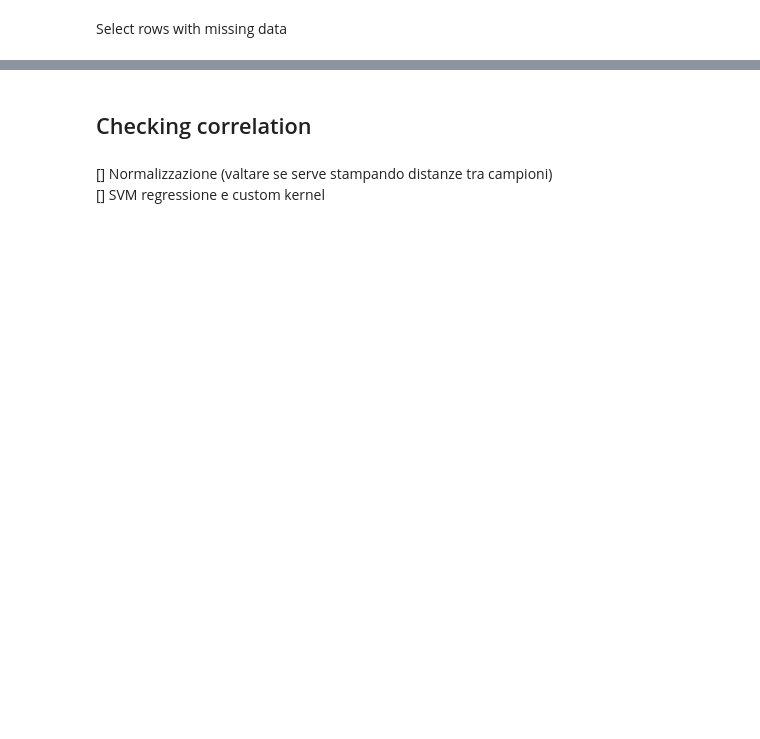
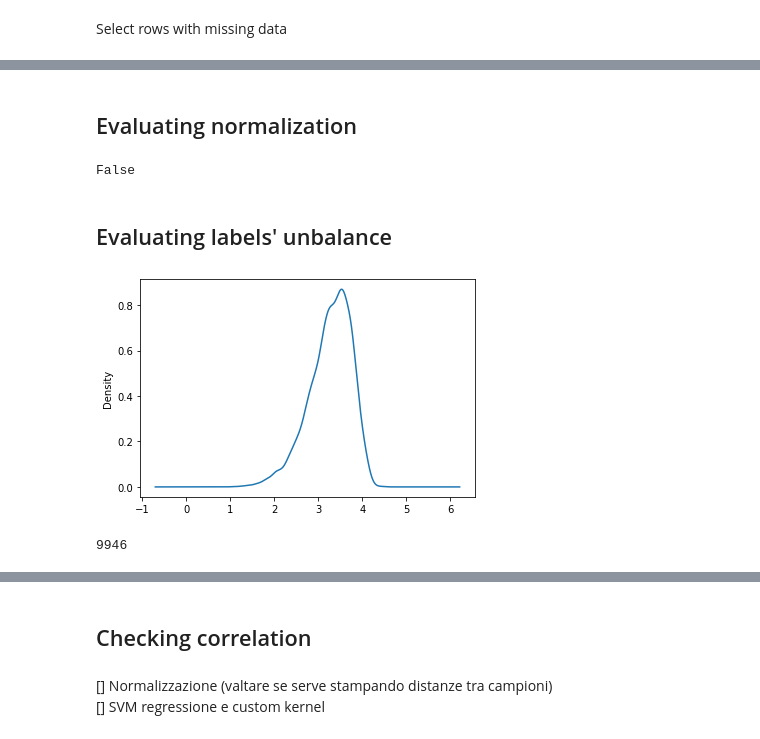
Before and after one commit to MickPerl/DataAnalyticsProject, a Jupyter notebook: notebook.ipynb, the cells around one changed output, grey strips where cells are left out. Saved outputs shown, nothing was run; the diff lists cells and outputs as text; code cells hidden in the pictures; blank space fills up the shorter version.

```diff
--- a/notebook.ipynb
+++ b/notebook.ipynb
@@ -153,0 +164,17 @@ list(df.columns)
+# %% [markdown]
+## Evaluating normalization
+# %%
+any(Y_train < 1)
+# %% [output]
+False
+# %% [markdown]
+## Evaluating labels' unbalance
+# %%
+Y_train.plot(kind ='density')
+plt.show()
+# %% [output]
+[figure, added]
+# %%
+len(Y_train)
+# %% [output]
+9946
```
Also changed, not shown: parts of 16 cells of this notebook.
